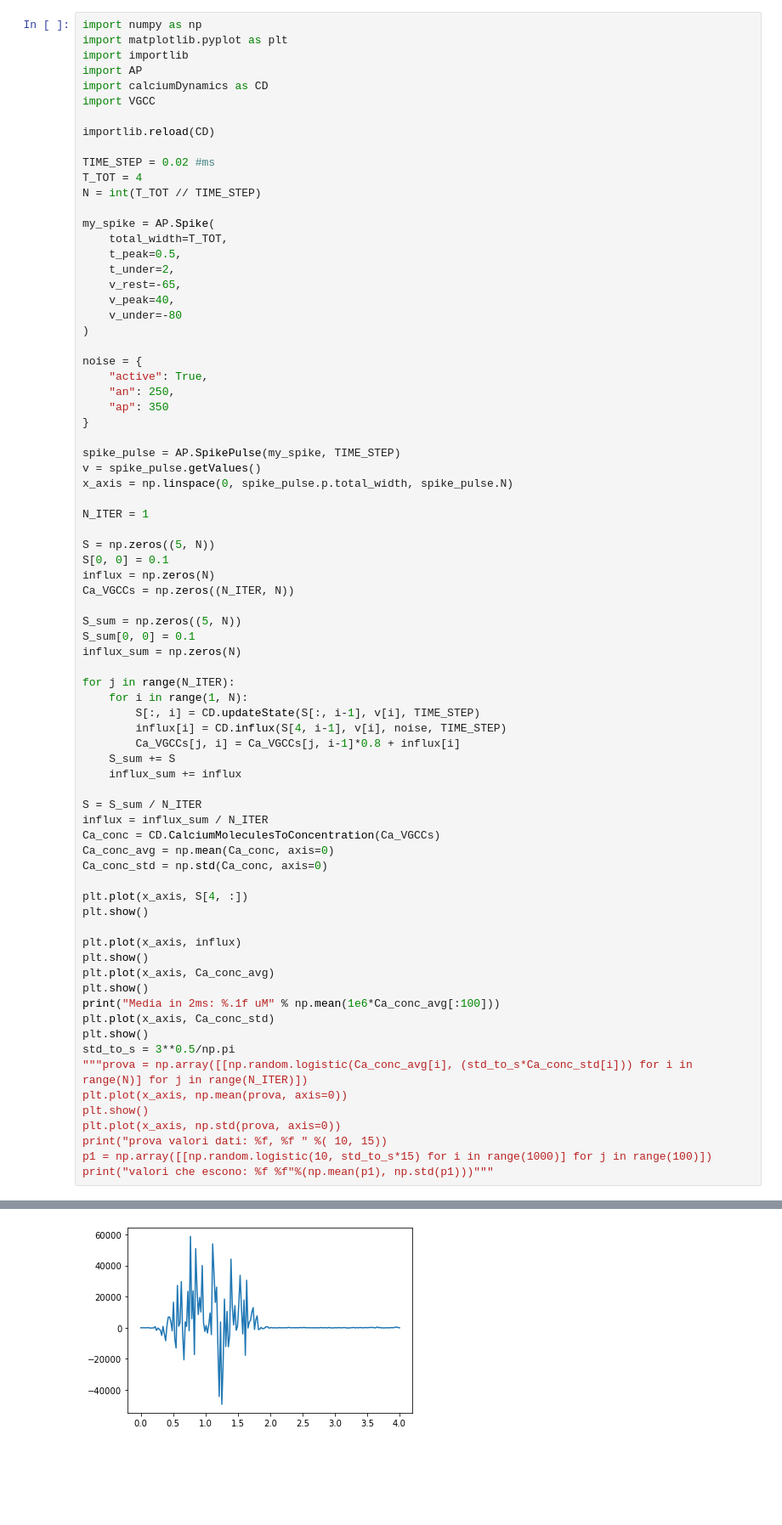
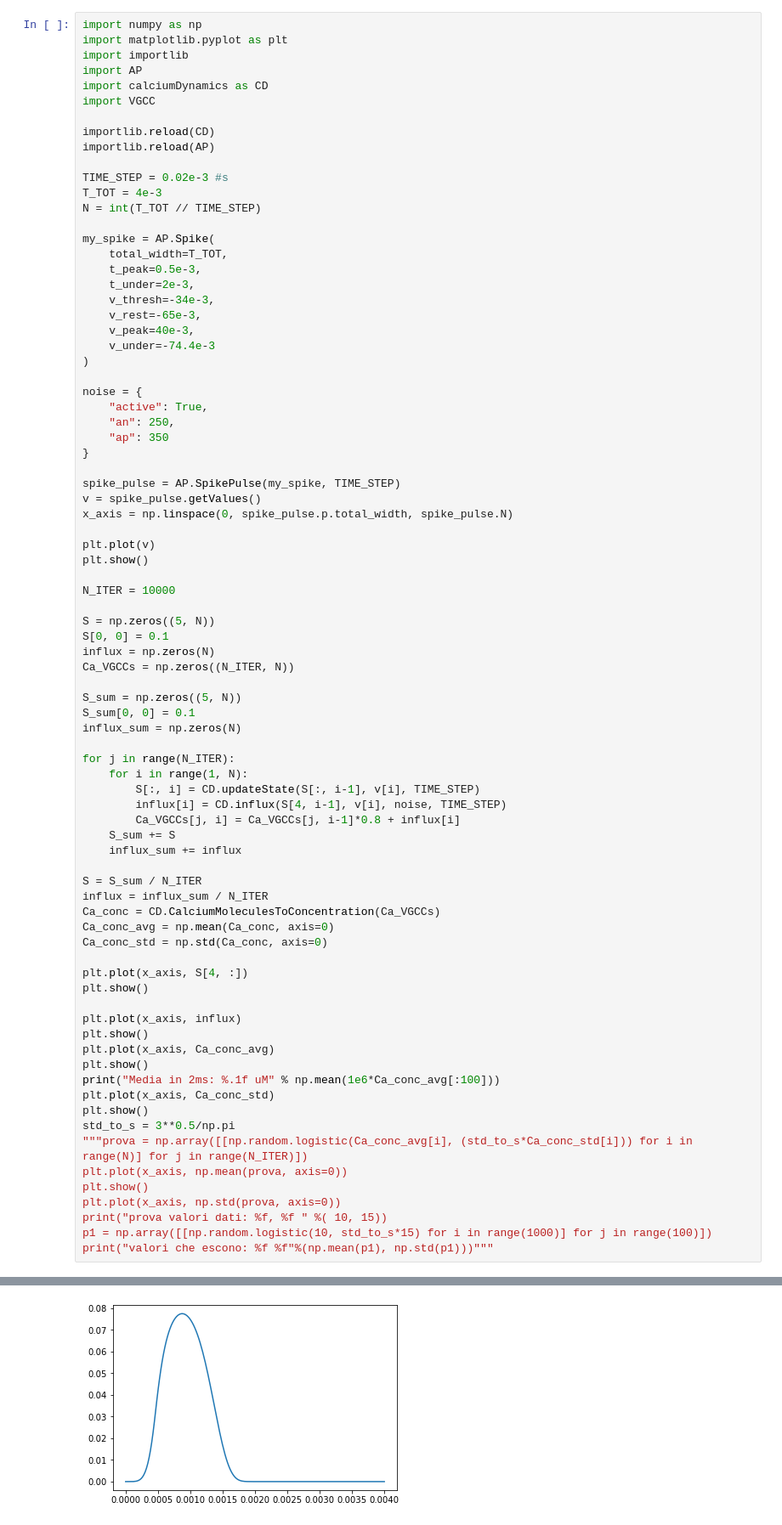
Before and after one commit to giulio8/my_neuron_simulator, a Jupyter notebook: AP_VGCC_dynamics/test.ipynb, the cells around one changed output, grey strips where cells are left out. Shown at 85% size. Saved outputs shown, nothing was run; the diff lists cells and outputs as text; blank space fills up the shorter version.

```diff
--- a/AP_VGCC_dynamics/test.ipynb
+++ b/AP_VGCC_dynamics/test.ipynb
@@ -7,18 +7,20 @@ import calciumDynamics as CD
 import VGCC
 
 importlib.reload(CD)
+importlib.reload(AP)
 
-TIME_STEP = 0.02 #ms
-T_TOT = 4
+TIME_STEP = 0.02e-3 #s
+T_TOT = 4e-3
 N = int(T_TOT // TIME_STEP)
 
 my_spike = AP.Spike(
     total_width=T_TOT,
-    t_peak=0.5,
-    t_under=2,
-    v_rest=-65,
-    v_peak=40,
-    v_under=-80
+    t_peak=0.5e-3,
+    t_under=2e-3,
+    v_thresh=-34e-3,
+    v_rest=-65e-3,
+    v_peak=40e-3,
+    v_under=-74.4e-3
 )
 
 noise = {
@@ -31,7 +33,10 @@ spike_pulse = AP.SpikePulse(my_spike, TIME_STEP)
 v = spike_pulse.getValues()
 x_axis = np.linspace(0, spike_pulse.p.total_width, spike_pulse.N)
 
-N_ITER = 1
+plt.plot(v)
+plt.show()
+
+N_ITER = 10000
 
 S = np.zeros((5, N))
 S[0, 0] = 0.1
@@ -79 +84 @@ print("valori che escono: %f %f"%(np.mean(p1), np.std(p1)))"""
-[figure, old version]
+[figure, new version]
```
Also changed, not shown: parts of 3 cells of this notebook, 4 other files.
